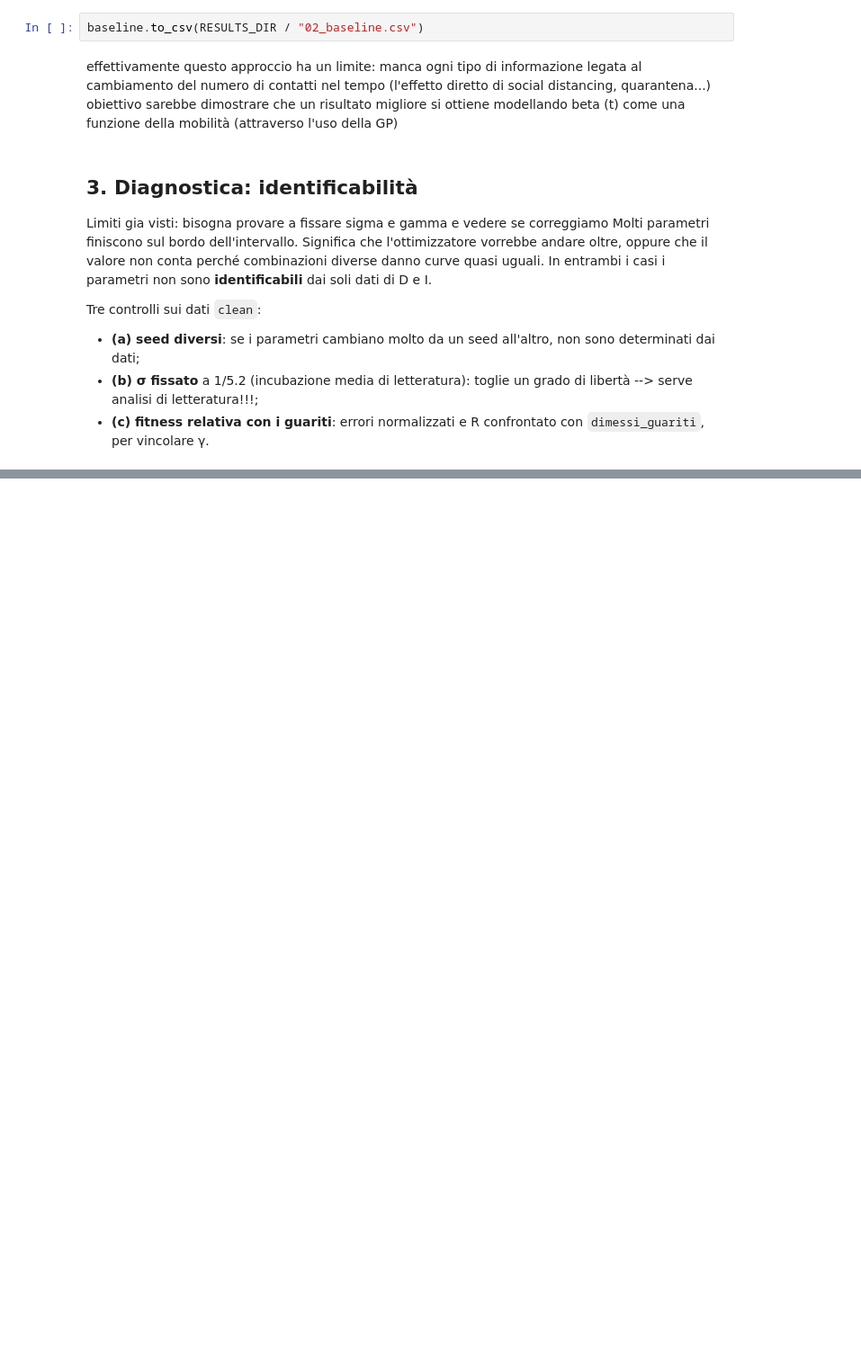
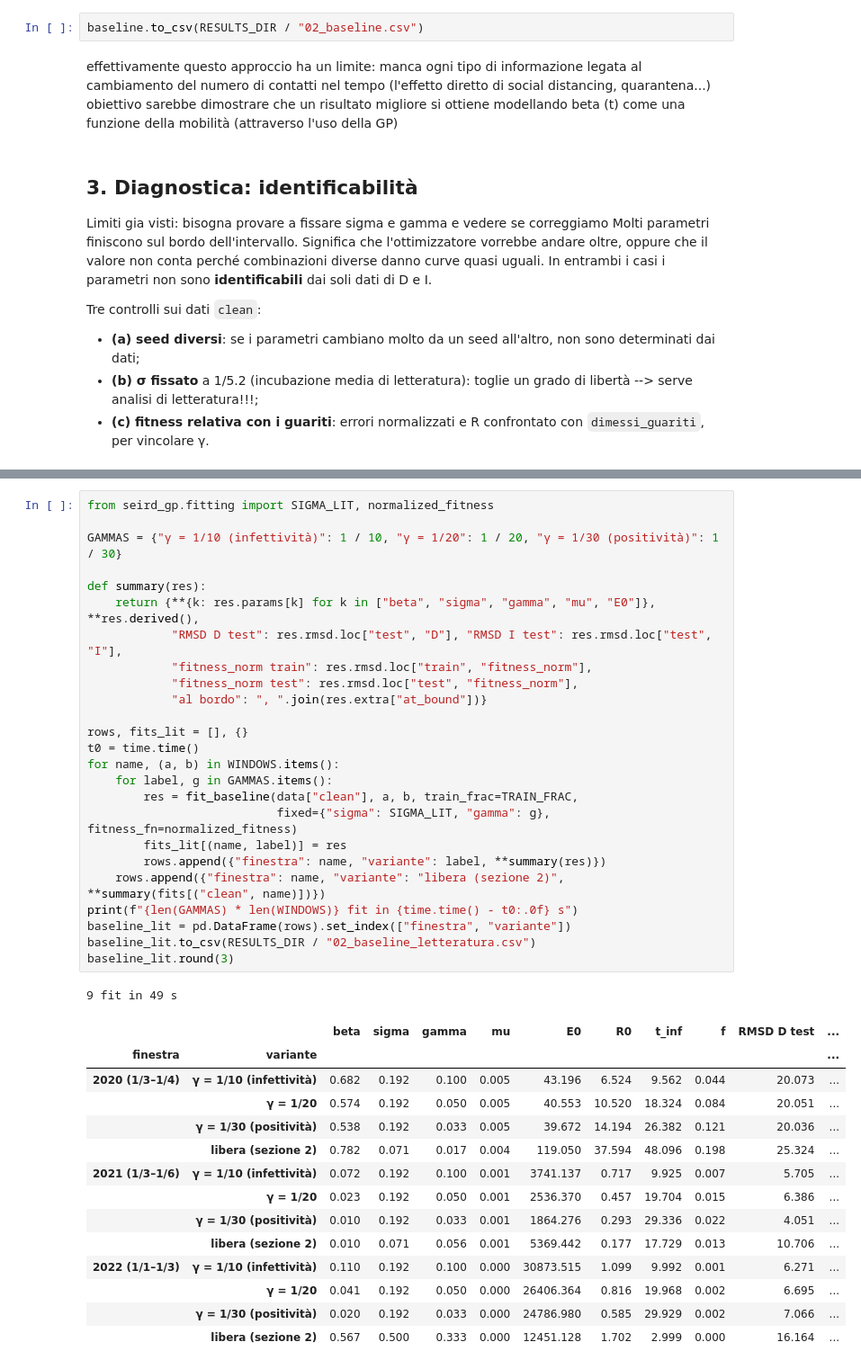
Before and after one commit to annaferrari02/seird-gp, a Jupyter notebook: notebooks/02_baseline.ipynb, the cells around one changed output, grey strips where cells are left out. Shown at 90% size. Cells and saved outputs as stored; diff of their text form; blank space fills up the shorter version.

```diff
--- a/notebooks/02_baseline.ipynb
+++ b/notebooks/02_baseline.ipynb
@@ -211,0 +227,41 @@ Il numero da battere per il GP è la colonna **fitness test** della tabella in s
+# %%
+from seird_gp.fitting import SIGMA_LIT, normalized_fitness
+
+GAMMAS = {"γ = 1/10 (infettività)": 1 / 10, "γ = 1/20": 1 / 20, "γ = 1/30 (positività)": 1 / 30}
+
+def summary(res):
+    return {**{k: res.params[k] for k in ["beta", "sigma", "gamma", "mu", "E0"]}, **res.derived(),
+            "RMSD D test": res.rmsd.loc["test", "D"], "RMSD I test": res.rmsd.loc["test", "I"],
+            "fitness_norm train": res.rmsd.loc["train", "fitness_norm"],
+            "fitness_norm test": res.rmsd.loc["test", "fitness_norm"],
+            "al bordo": ", ".join(res.extra["at_bound"])}
+
+rows, fits_lit = [], {}
+t0 = time.time()
+for name, (a, b) in WINDOWS.items():
+    for label, g in GAMMAS.items():
+        res = fit_baseline(data["clean"], a, b, train_frac=TRAIN_FRAC,
+                           fixed={"sigma": SIGMA_LIT, "gamma": g}, fitness_fn=normalized_fitness)
+        fits_lit[(name, label)] = res
+        rows.append({"finestra": name, "variante": label, **summary(res)})
+    rows.append({"finestra": name, "variante": "libera (sezione 2)", **summary(fits[("clean", name)])})
+print(f"{len(GAMMAS) * len(WINDOWS)} fit in {time.time() - t0:.0f} s")
+baseline_lit = pd.DataFrame(rows).set_index(["finestra", "variante"])
+baseline_lit.to_csv(RESULTS_DIR / "02_baseline_letteratura.csv")
+baseline_lit.round(3)
+# %% [output]
+9 fit in 49 s
+|  |  | beta | sigma | gamma | mu | E0 | R0 | t_inf | f | RMSD D test | ... |
+| finestra | variante |  |  |  |  |  |  |  |  |  | ... |
+| 2020 (1/3–1/4) | γ = 1/10 (infettività) | 0.682 | 0.192 | 0.100 | 0.005 | 43.196 | 6.524 | 9.562 | 0.044 | 20.073 | ... |
+|  | γ = 1/20 | 0.574 | 0.192 | 0.050 | 0.005 | 40.553 | 10.520 | 18.324 | 0.084 | 20.051 | ... |
+|  | γ = 1/30 (positività) | 0.538 | 0.192 | 0.033 | 0.005 | 39.672 | 14.194 | 26.382 | 0.121 | 20.036 | ... |
+|  | libera (sezione 2) | 0.782 | 0.071 | 0.017 | 0.004 | 119.050 | 37.594 | 48.096 | 0.198 | 25.324 | ... |
+| 2021 (1/3–1/6) | γ = 1/10 (infettività) | 0.072 | 0.192 | 0.100 | 0.001 | 3741.137 | 0.717 | 9.925 | 0.007 | 5.705 | ... |
+|  | γ = 1/20 | 0.023 | 0.192 | 0.050 | 0.001 | 2536.370 | 0.457 | 19.704 | 0.015 | 6.386 | ... |
+|  | γ = 1/30 (positività) | 0.010 | 0.192 | 0.033 | 0.001 | 1864.276 | 0.293 | 29.336 | 0.022 | 4.051 | ... |
+|  | libera (sezione 2) | 0.010 | 0.071 | 0.056 | 0.001 | 5369.442 | 0.177 | 17.729 | 0.013 | 10.706 | ... |
+| 2022 (1/1–1/3) | γ = 1/10 (infettività) | 0.110 | 0.192 | 0.100 | 0.000 | 30873.515 | 1.099 | 9.992 | 0.001 | 6.271 | ... |
+|  | γ = 1/20 | 0.041 | 0.192 | 0.050 | 0.000 | 26406.364 | 0.816 | 19.968 | 0.002 | 6.695 | ... |
+|  | γ = 1/30 (positività) | 0.020 | 0.192 | 0.033 | 0.000 | 24786.980 | 0.585 | 29.929 | 0.002 | 7.066 | ... |
+|  | libera (sezione 2) | 0.567 | 0.500 | 0.333 | 0.000 | 12451.128 | 1.702 | 2.999 | 0.000 | 16.164 | ... |
```
Also changed, not shown: parts of 4 cells of this notebook, 2 other files.
